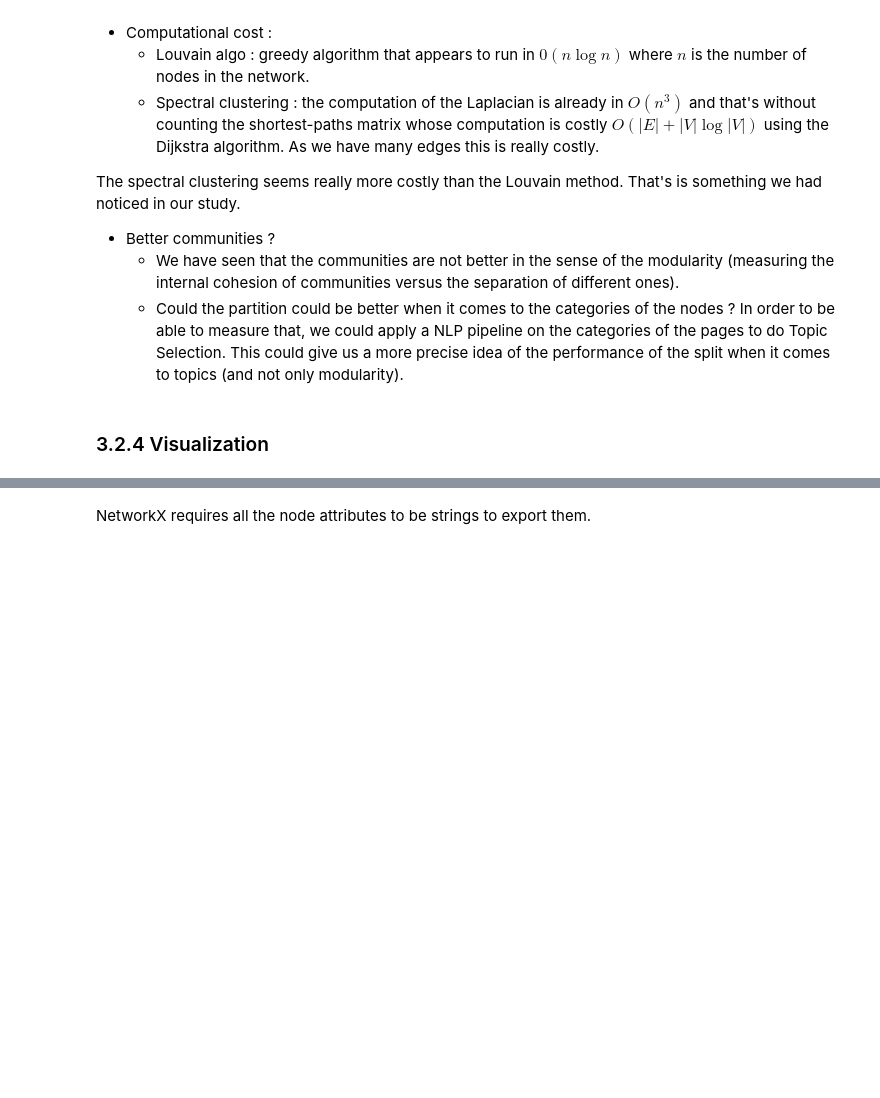
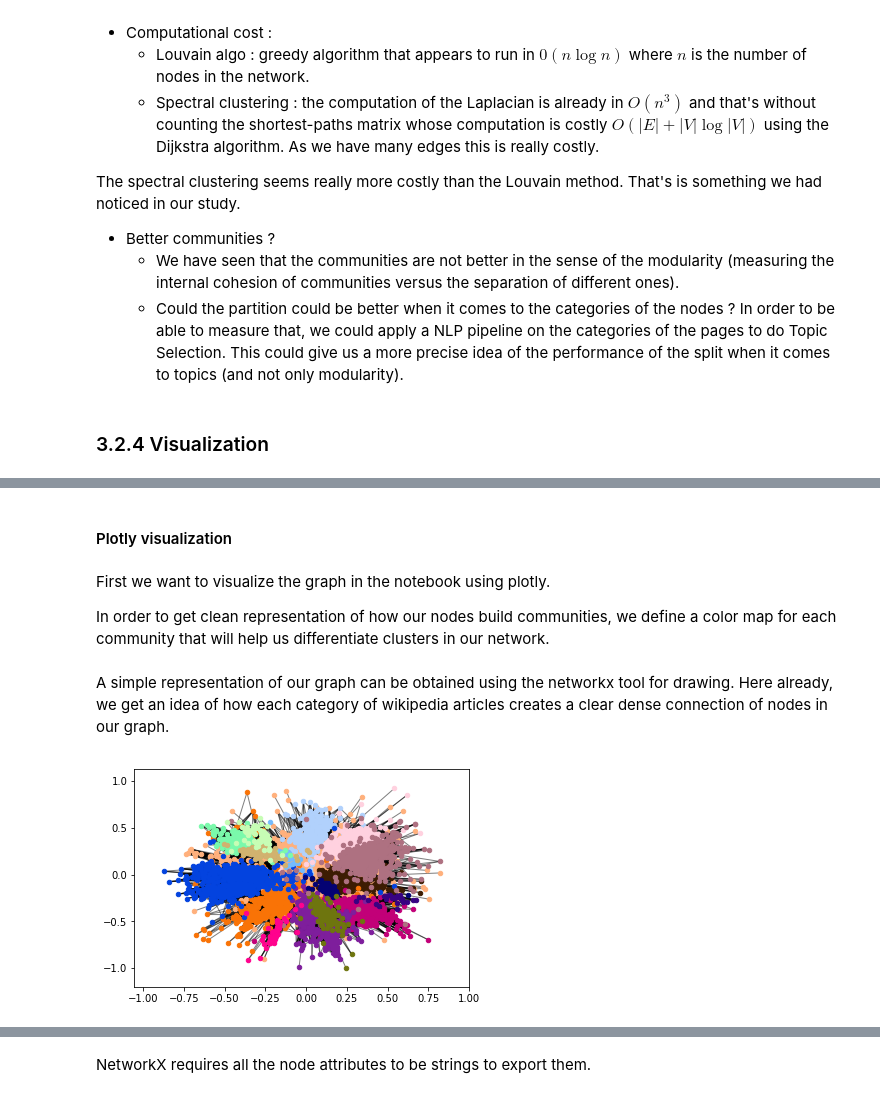
Before and after one commit to armand33/wikipedia_graph, a Jupyter notebook: ntds_project.ipynb, the cells around one changed output, grey strips where cells are left out. Drawn from its saved outputs; the diff is of its cells as text; code cells hidden in the pictures; blank space fills up the shorter version.

```diff
--- a/ntds_project.ipynb
+++ b/ntds_project.ipynb
@@ -838,0 +848,43 @@ Using Gephi, we were able to get some nice visualizations of our clustering.
+# %% [markdown]
+#### Plotly visualization
+# %% [markdown]
+First we want to visualize the graph in the notebook using plotly.
+
+In order to get clean representation of how our nodes build communities, we define a color map for each community that will help us differentiate clusters in our network.
+# %%
+community2color = {
+    0: sns.xkcd_rgb["peach"],
+    1: sns.xkcd_rgb["powder blue"],
+    2: sns.xkcd_rgb["light pink"],
+    3: sns.xkcd_rgb["chocolate"],
+    4: sns.xkcd_rgb["orange"],
+    5: sns.xkcd_rgb["magenta"],
+    6: sns.xkcd_rgb["purple"],
+    7: sns.xkcd_rgb["blue"],
+    8: sns.xkcd_rgb["deep blue"],
+    9: sns.xkcd_rgb["sky blue"],
+    10: sns.xkcd_rgb["olive"],
+    11: sns.xkcd_rgb["seafoam green"],
+    12: sns.xkcd_rgb["tan"],
+    13: sns.xkcd_rgb["mauve"],
+    14: sns.xkcd_rgb["hot pink"],
+    15: sns.xkcd_rgb["pale green"],
+    16: sns.xkcd_rgb["indigo"],
+    17: sns.xkcd_rgb["lavender"],
+    18: sns.xkcd_rgb["eggplant"],
+    19: sns.xkcd_rgb["brick"],
+    20: sns.xkcd_rgb["light blue"],
+}
+# %% [markdown]
+A simple representation of our graph can be obtained using the networkx tool for drawing. Here already, we get an idea of how each category of wikipedia articles creates a clear dense connection of nodes in our graph.
+# %%
+position = nx.spring_layout(g)
+# %%
+for community in set(louvain_partition.values()) :
+    list_nodes = [nodes for nodes in louvain_partition.keys() if louvain_partition[nodes] == community]
+    nx.draw_networkx_nodes(g, position, list_nodes, node_size=20, node_color=community2color[int(community)])
+
+nx.draw_networkx_edges(g, position, alpha=0.5)
+plt.show()
+# %% [output]
+[figure, added]
```
Also changed, not shown: parts of 42 cells of this notebook, 3 other files.
